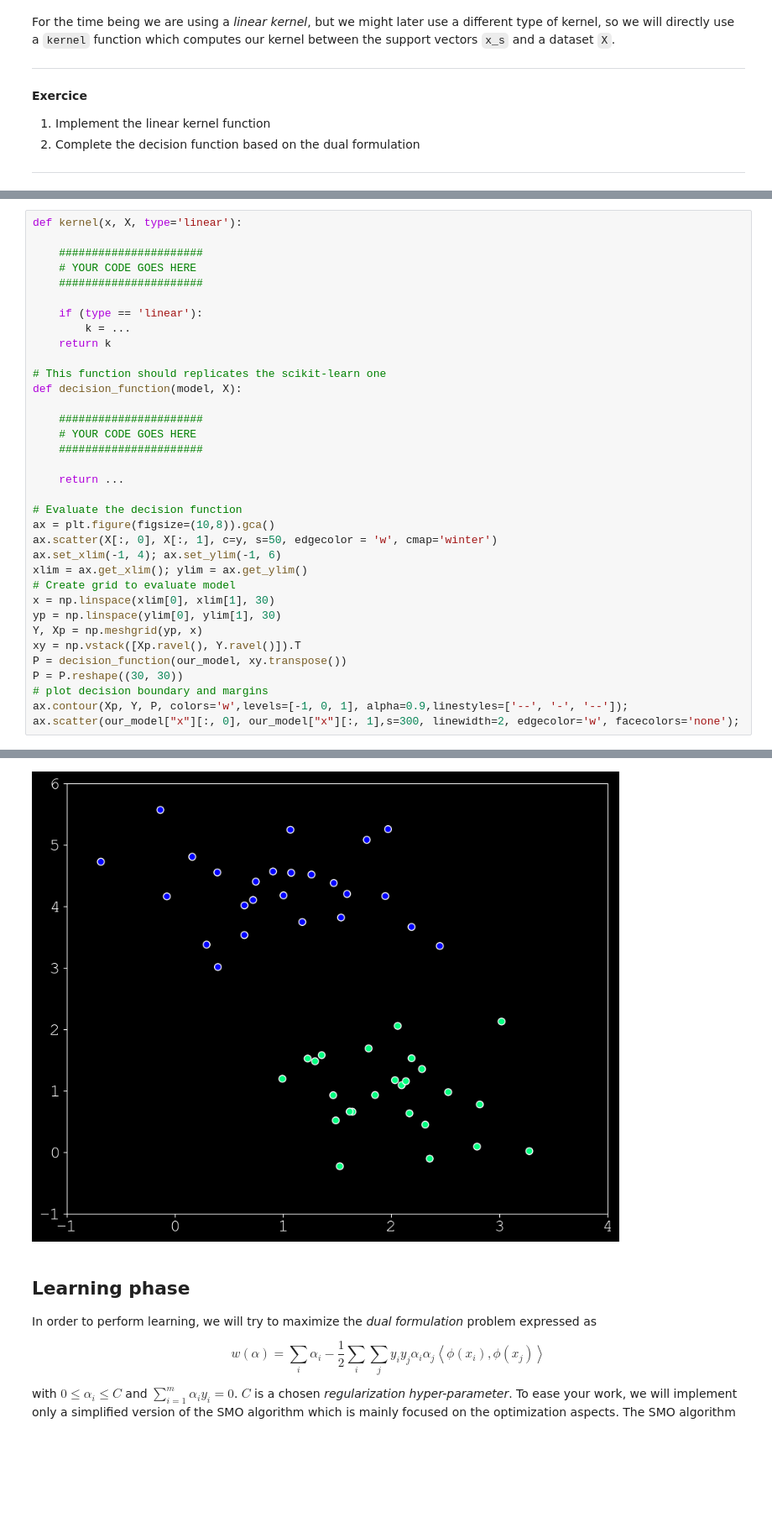
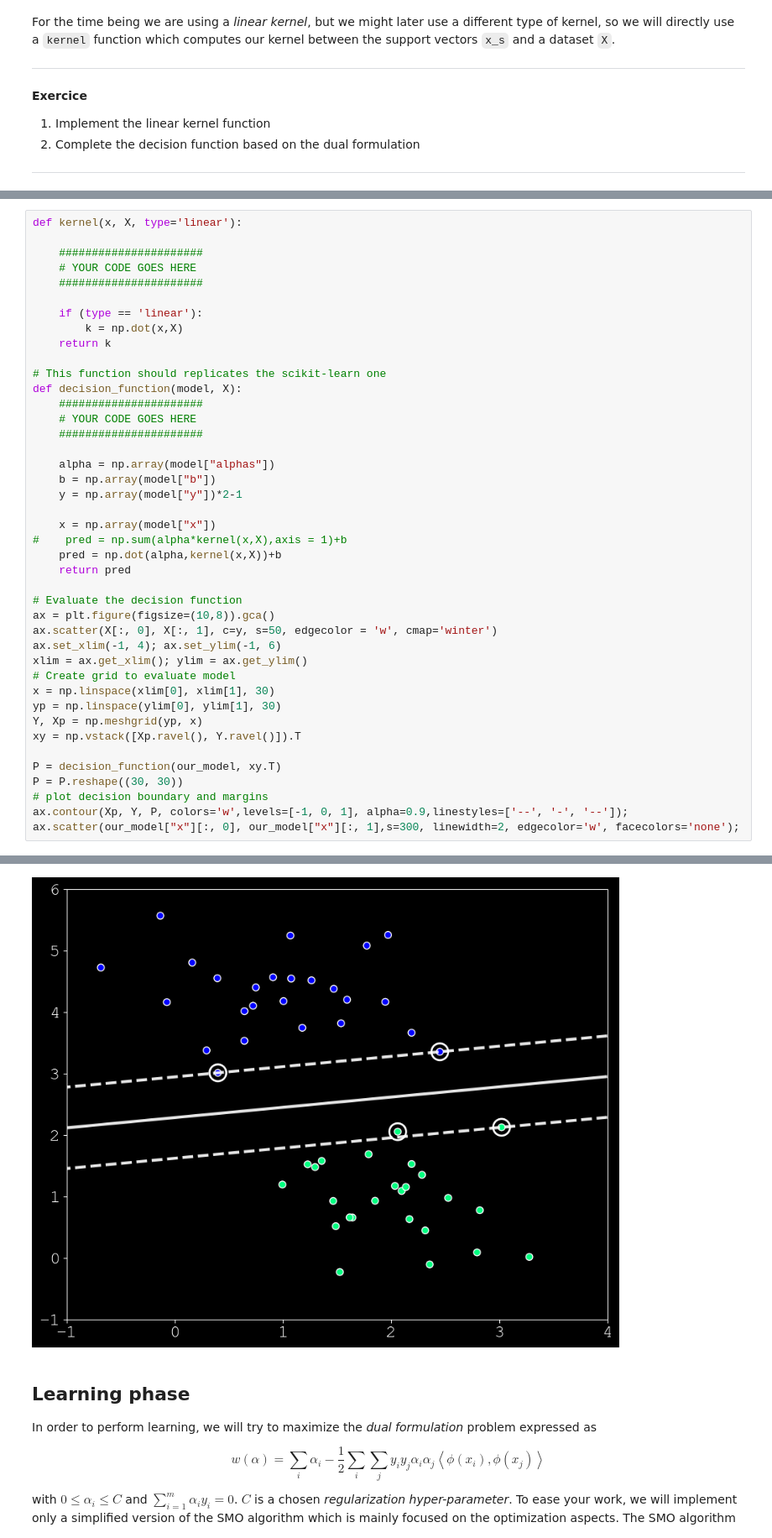
Before and after one commit to peladeaucome/atiam_ml, a Jupyter notebook: 03_support_vector_machines.ipynb, the cells around one changed output, grey strips where cells are left out. Shown at 84% size. Saved outputs shown, nothing was run; the diff lists cells and outputs as text; blank space fills up the shorter version.

```diff
--- a/03_support_vector_machines.ipynb
+++ b/03_support_vector_machines.ipynb
@@ -282,17 +285,23 @@ def kernel(x, X, type='linear'):
     ######################
 
     if (type == 'linear'):
-        k = ...
+        k = np.dot(x,X)
     return k
 
 # This function should replicates the scikit-learn one
 def decision_function(model, X):
-
     ######################
     # YOUR CODE GOES HERE
     ######################
 
-    return ...
+    alpha = np.array(model["alphas"])
+    b = np.array(model["b"])
+    y = np.array(model["y"])*2-1
+
+    x = np.array(model["x"])
+#    pred = np.sum(alpha*kernel(x,X),axis = 1)+b
+    pred = np.dot(alpha,kernel(x,X))+b
+    return pred
 
 # Evaluate the decision function
 ax = plt.figure(figsize=(10,8)).gca()
@@ -304,7 +313,8 @@ x = np.linspace(xlim[0], xlim[1], 30)
 yp = np.linspace(ylim[0], ylim[1], 30)
 Y, Xp = np.meshgrid(yp, x)
 xy = np.vstack([Xp.ravel(), Y.ravel()]).T
-P = decision_function(our_model, xy.transpose())
+
+P = decision_function(our_model, xy.T)
 P = P.reshape((30, 30))
 # plot decision boundary and margins
 ax.contour(Xp, Y, P, colors='w',levels=[-1, 0, 1], alpha=0.9,linestyles=['--', '-', '--']);
@@ -314,4 +323,4 @@ AttributeError: 'ellipsis' object has no attribute 'reshape'
-[figure, old version]
+[figure, new version]
 # %% [markdown]
 ## Learning phase
 
```
Also changed, not shown: parts of 6 cells of this notebook, 6 other files.
